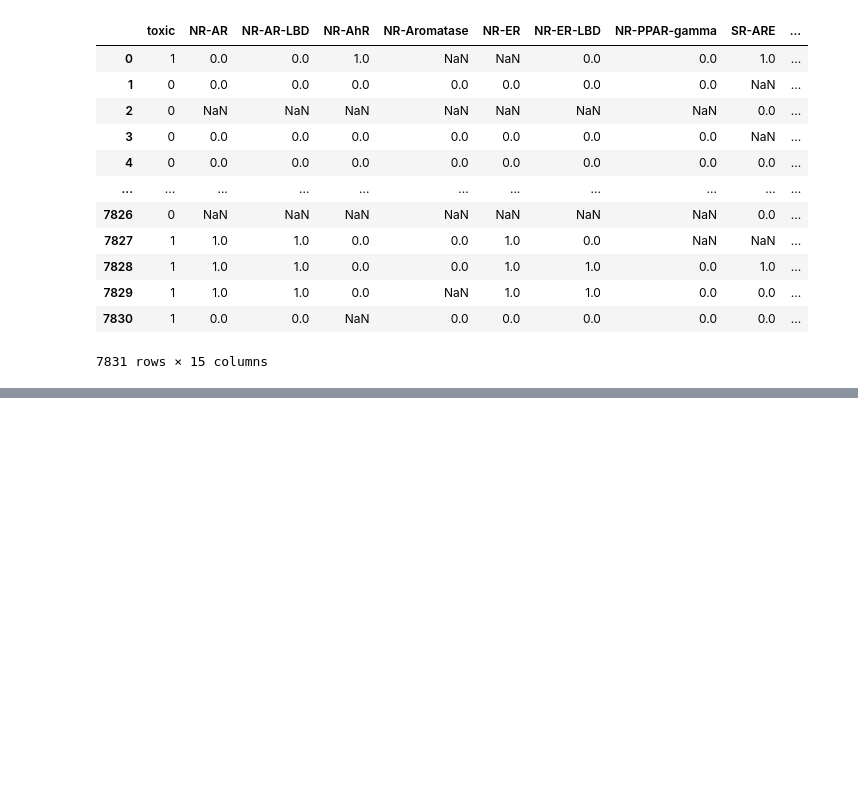
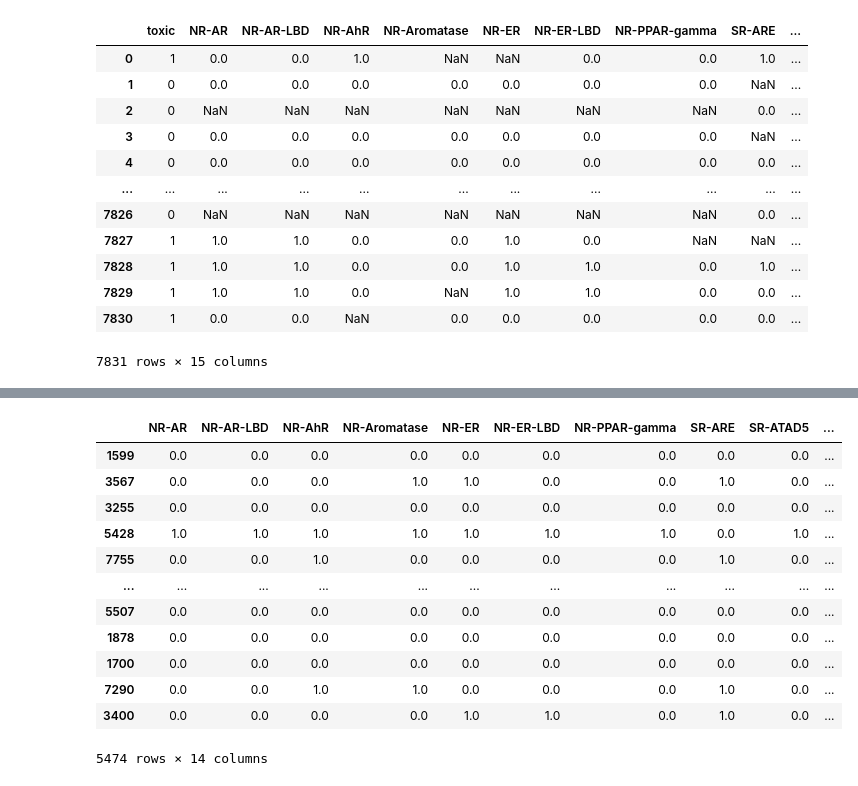
Before and after one commit to dx21006/ML_Tox21_Assessment, a Jupyter notebook: Zetai.ipynb, the cells around one changed output, grey strips where cells are left out. Cells and saved outputs as stored; diff of their text form; code cells hidden in the pictures; blank space fills up the shorter version.

```diff
--- a/Zetai.ipynb
+++ b/Zetai.ipynb
@@ -116,3 +131,6 @@ X_train, X_val, y_train, y_val = train_test_split(x_train_val,y_train_val,test_s
+# %%
+x_train_val, x_test, y_train_val, y_test = train_test_split(X_dropped_Al, Y_dropped_Al,test_size=0.15, random_state=0) #split the test off first
+X_train, X_val, y_train, y_val = train_test_split(x_train_val,y_train_val,test_size = 0.15/0.85, random_state=0)
 # %%
 X_trainNan1 = X_train.applymap(lambda x: 1 if pd.isna(x) else x) #if finds NaN makes a 1
 X_trainNan0 = X_train.applymap(lambda x: 0 if pd.isna(x) else x) # if finds NaN makes a 0
@@ -139,0 +143,16 @@ X_valNan0 = X_val.applymap(lambda x: 0 if pd.isna(x) else x)
+# %%
+X_trainNan1
+# %% [output]
+|  | NR-AR | NR-AR-LBD | NR-AhR | NR-Aromatase | NR-ER | NR-ER-LBD | NR-PPAR-gamma | SR-ARE | SR-ATAD5 | ... |
+| 1599 | 0.0 | 0.0 | 0.0 | 0.0 | 0.0 | 0.0 | 0.0 | 0.0 | 0.0 | ... |
+| 3567 | 0.0 | 0.0 | 0.0 | 1.0 | 1.0 | 0.0 | 0.0 | 1.0 | 0.0 | ... |
+| 3255 | 0.0 | 0.0 | 0.0 | 0.0 | 0.0 | 0.0 | 0.0 | 0.0 | 0.0 | ... |
+| 5428 | 1.0 | 1.0 | 1.0 | 1.0 | 1.0 | 1.0 | 1.0 | 0.0 | 1.0 | ... |
+| 7755 | 0.0 | 0.0 | 1.0 | 0.0 | 0.0 | 0.0 | 0.0 | 1.0 | 0.0 | ... |
+| ... | ... | ... | ... | ... | ... | ... | ... | ... | ... | ... |
+| 5507 | 0.0 | 0.0 | 0.0 | 0.0 | 0.0 | 0.0 | 0.0 | 0.0 | 0.0 | ... |
+| 1878 | 0.0 | 0.0 | 0.0 | 0.0 | 0.0 | 0.0 | 0.0 | 0.0 | 0.0 | ... |
+| 1700 | 0.0 | 0.0 | 0.0 | 0.0 | 0.0 | 0.0 | 0.0 | 0.0 | 0.0 | ... |
+| 7290 | 0.0 | 0.0 | 1.0 | 1.0 | 0.0 | 0.0 | 0.0 | 1.0 | 0.0 | ... |
+| 3400 | 0.0 | 0.0 | 0.0 | 0.0 | 1.0 | 1.0 | 0.0 | 1.0 | 0.0 | ... |
+5474 rows × 14 columns
```
Also changed, not shown: parts of 9 cells of this notebook.
